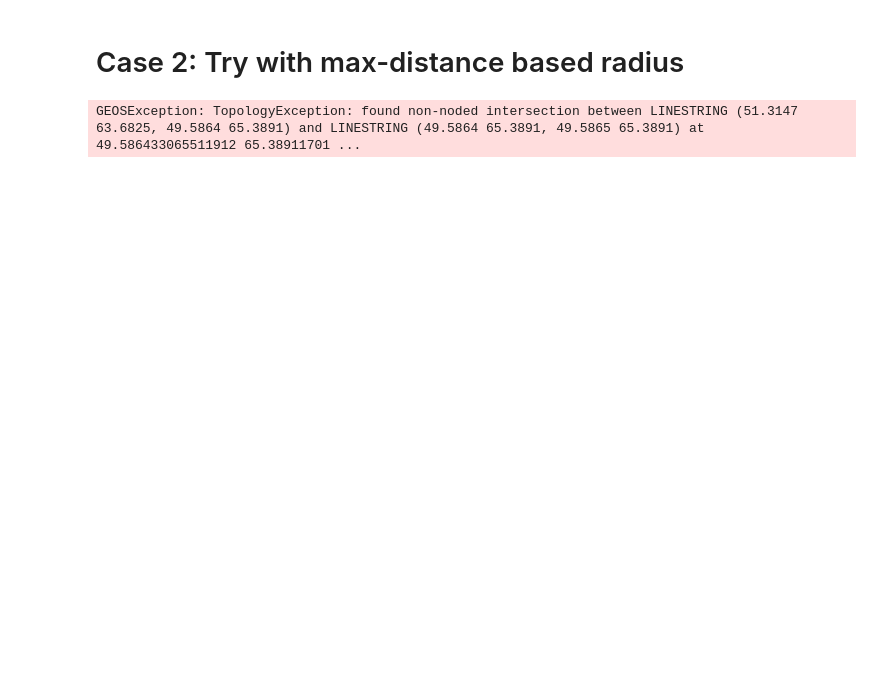
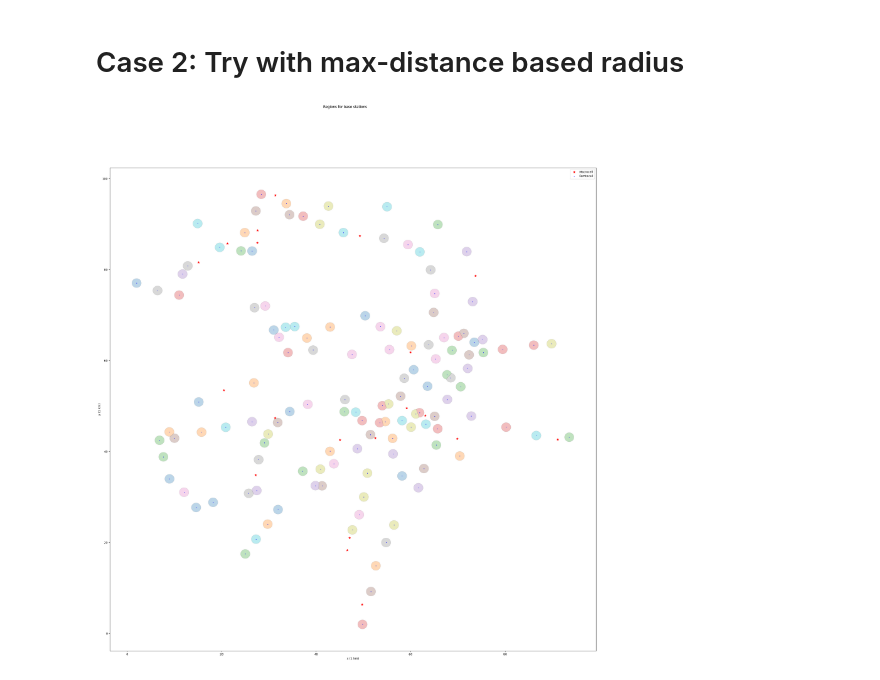
Before and after one commit to 6G-XTREME/PoF_Simulator, a Jupyter notebook: mocks/pruebas_mapa_cobertura/test-improved-radius.ipynb, the cells around one changed output. Drawn from its saved outputs; the diff is of its cells as text; code cells hidden in the pictures; blank space fills up the shorter version.

```diff
--- a/mocks/pruebas_mapa_cobertura/test-improved-radius.ipynb
+++ b/mocks/pruebas_mapa_cobertura/test-improved-radius.ipynb
@@ -112,17 +92,15 @@ regions_2 = create_regions(
     alpha_loss,
     polygon_bounds=base_area,
     euclidean_to_km_scale=scaling_factor,
-    use_power_based_radius=False,
     max_radius_km_list=cells_max_radius,
 )
-regions_2
-# %% [output]
-GEOSException: TopologyException: found non-noded intersection between LINESTRING (51.3147 63.6825, 49.5864 65.3891) and LINESTRING (49.5864 65.3891, 49.5865 65.3891) at 49.586433065511912 65.38911701 ...
 # %%
 standard_plot(
     regions_2,
     graph.nodes,
-    1000,
+    scaling_factor,
     femtocell_config={"marker": ".", "s": 5},
-    plot_config={"title": "Regions for base stations", "figsize": (10, 10)},
+    plot_config={"title": "Regions for base stations", "figsize": (30, 30)},
 )
+# %% [output]
+[figure, added]
```
Also changed, not shown: parts of 3 cells of this notebook, 3 other files.
